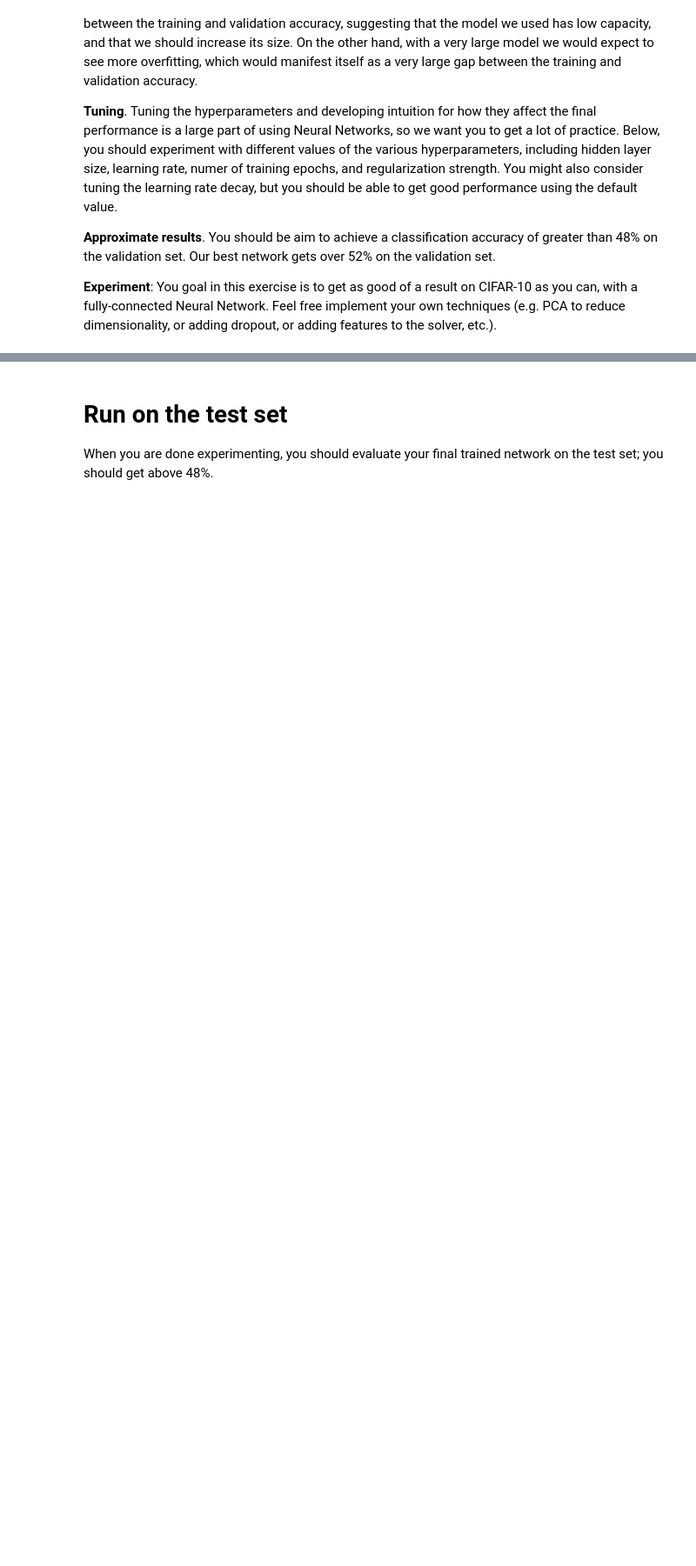
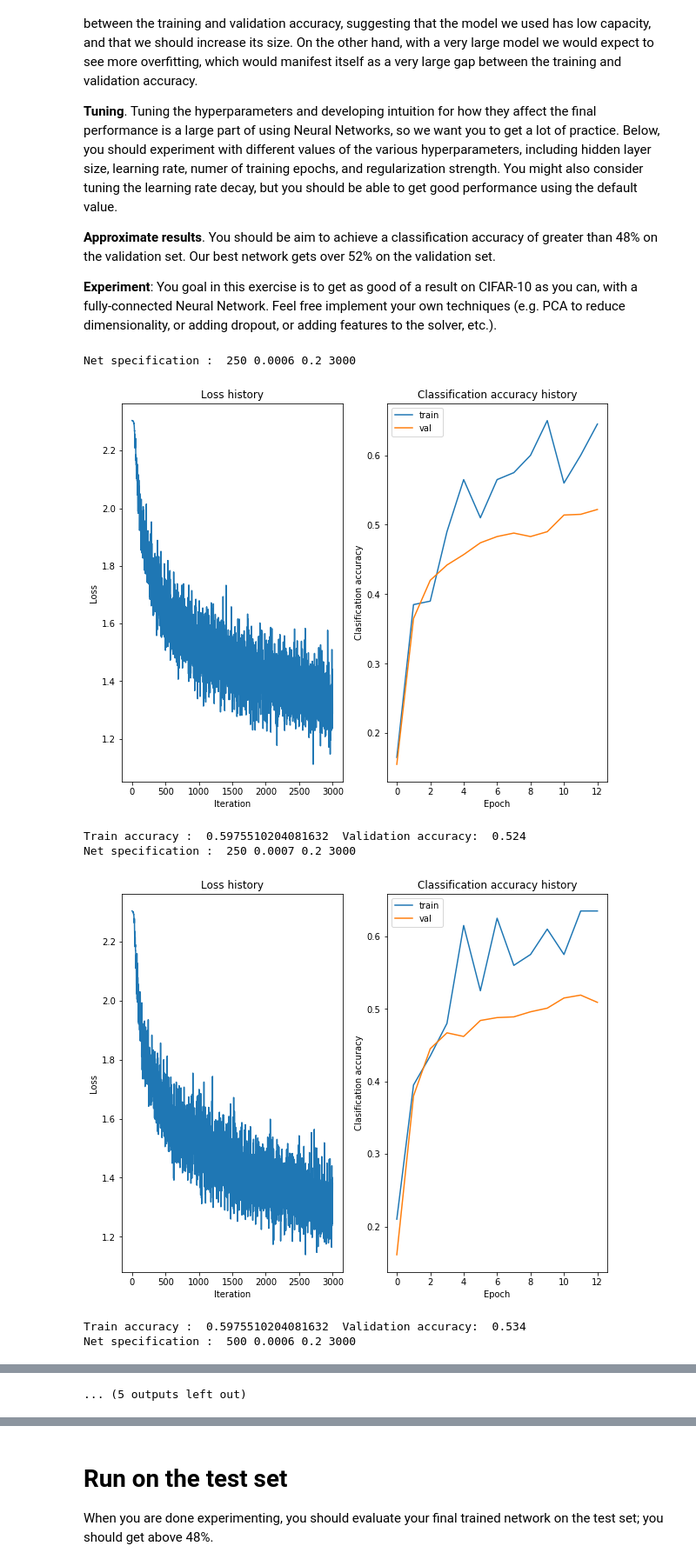
Before and after one commit to AmrMohamedNasr/Stanford-CS231n-ImageProcessing, a Jupyter notebook: two_layer_net.ipynb, the cells around one changed output, grey strips where cells are left out. Shown at 87% size. Saved outputs shown, nothing was run; the diff lists cells and outputs as text; code cells hidden in the pictures; blank space fills up the shorter version.

Commit message:
two layer done

```diff
--- a/two_layer_net.ipynb
+++ b/two_layer_net.ipynb
@@ -292,19 +296,66 @@ show_net_weights(net)
 # %%
 best_net = None # store the best model into this
 
 #################################################################################
 # TODO: Tune hyperparameters using the validation set. Store your best trained  #
 # model in best_net.                                                            #
 #                                                                               #
 # To help debug your network, it may help to use visualizations similar to the  #
 # ones we used above; these visualizations will have significant qualitative    #
 # differences from the ones we saw above for the poorly tuned network.          #
 #                                                                               #
 # Tweaking hyperparameters by hand can be fun, but you might find it useful to  #
 # write code to sweep through possible combinations of hyperparameters          #
 # automatically like we did on the previous exercises.                          #
 #################################################################################
-# Your code
+hidden_size = [250, 500, 1000, 1500];
+learning_rates = [6e-4, 7e-4];
+regs = [0.2];
+epochs = [3000];
+best_score = -1;
+for h_s in hidden_size:
+    for lr in learning_rates:
+        for reg in regs:
+            for epoch_num in epochs:
+                print('Net specification : ', h_s, lr, reg, epoch_num);
+                net = TwoLayerNet(input_size, h_s, num_classes)
+
+                # Train the network
+                stats = net.train(X_train, y_train, X_val, y_val,
+                            num_iters=epoch_num, batch_size=200,
+                            learning_rate=lr, learning_rate_decay=0.95,
+                            reg=reg, verbose=False)
+                # Plot the loss function and train / validation accuracies
+                plt.subplot(1, 2, 1)
+                plt.plot(stats['loss_history'])
+                plt.title('Loss history')
+                plt.xlabel('Iteration')
+                plt.ylabel('Loss')
+
+                plt.subplot(1, 2, 2)
+                plt.plot(stats['train_acc_history'], label='train')
+                plt.plot(stats['val_acc_history'], label='val')
+                plt.title('Classification accuracy history')
+                plt.xlabel('Epoch')
+                plt.ylabel('Clasification accuracy')
+                plt.legend()
+                plt.show()
+                # Predict on the validation set
+                val_acc = (net.predict(X_val) == y_val).mean()
+                train_acc = (net.predict(X_train) == y_train).mean()
+                print('Train accuracy : ', test_acc,' Validation accuracy: ', val_acc)
+                if (val_acc > best_score):
+                    best_score = val_acc;
+                    best_net = net;
+print('Best validation accuracy : ', best_score);
 #################################################################################
 #                               END OF YOUR CODE                                #
 #################################################################################
+# %% [output]
+Net specification :  250 0.0006 0.2 3000
+[figure, added]
+Train accuracy :  0.5975510204081632  Validation accuracy:  0.524
+Net specification :  250 0.0007 0.2 3000
+[figure, added]
+Train accuracy :  0.5975510204081632  Validation accuracy:  0.534
+Net specification :  500 0.0006 0.2 3000
@@ -311,3 +372,4 @@ best_net = None # store the best model into this
+... (5 outputs left out)
 # %%
 # visualize the weights of the best network
 show_net_weights(best_net)
```
Also changed, not shown: parts of 7 cells of this notebook.
